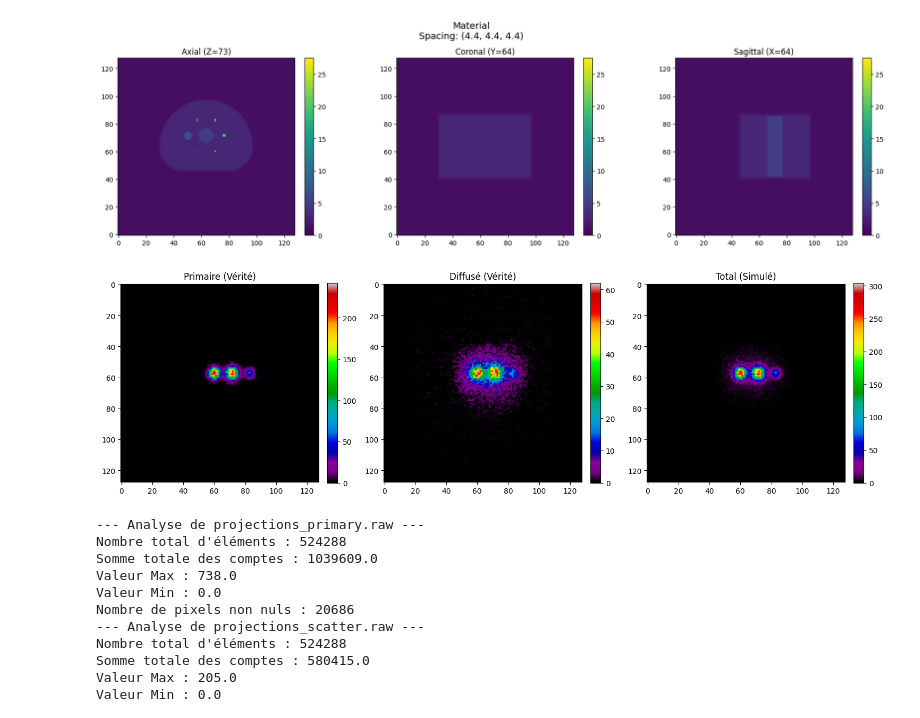
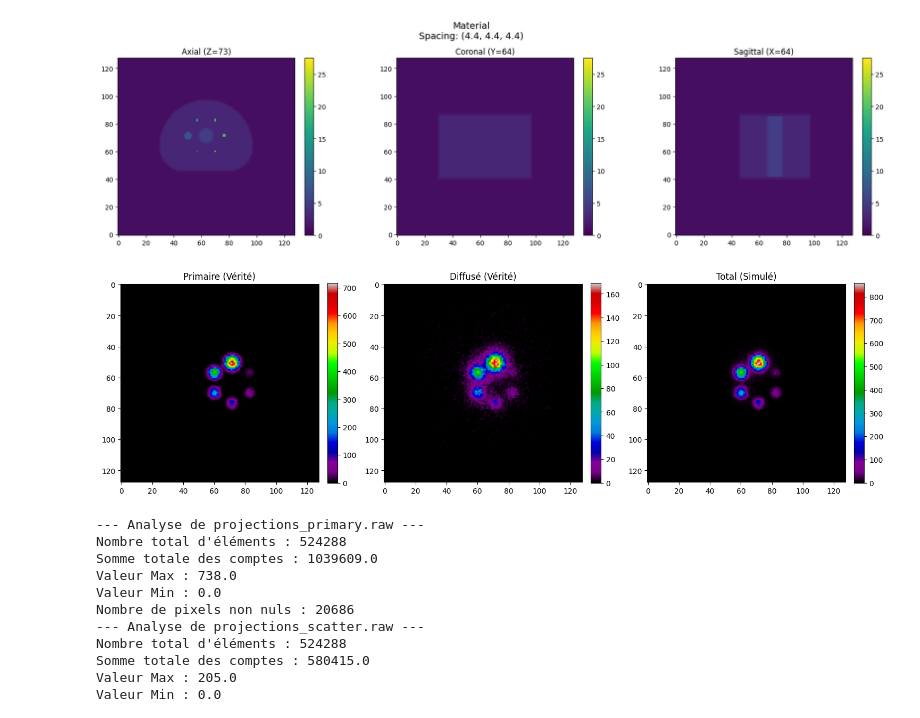
Before and after one commit to Nebulaaae/PyTomography, a Jupyter notebook: docs/source/notebooks/mc_esse_tew_comparison.ipynb, the cells around one changed output. Cells and saved outputs as stored; diff of their text form; code cells hidden in the pictures.

```diff
--- a/docs/source/notebooks/mc_esse_tew_comparison.ipynb
+++ b/docs/source/notebooks/mc_esse_tew_comparison.ipynb
@@ -108,7 +108,7 @@ Slice où on trouve la valeur min : (np.int64(0), np.int64(0), np.int64(0))
 [figure]
 # %%
 config = {
-    "num_projections": 5,
+    "num_projections": 32,
     "pixel_size_cm": 0.44,
     "matrix_size": 128,
     "filenames": {
@@ -124,8 +124,6 @@ config = {
 }
 
 path = '../../../../simulations-kernel-esse/validation_tests/output_spect/'
-# path = '../../../../simulations-kernel-esse/validation_tests/output_spect_13042026/'
-# path = '../../../../simulations-kernel-esse/validation_tests/output_spect_27042026/'
 # %%
 def load_gate_projection(filename):
     img = sitk.ReadImage(filename)
@@ -138,35 +136,35 @@ proj_scatter = load_gate_projection(path + config["filenames"]["scatter"])
 proj_total = load_gate_projection(path + config["filenames"]["total"])
 # proj_primary = np.transpose(load_gate_projection(path + config["filenames"]["primary"]), (0, 2, 1))
 # proj_scatter = np.transpose(load_gate_projection(path + config["filenames"]["scatter"]), (0, 2, 1))
 # proj_total = np.transpose(load_gate_projection(path + config["filenames"]["total"]), (0, 2, 1))
 # proj_primary = np.transpose(load_gate_projection(path + config["filenames"]["primary"]), (2, 1, 0))
 # proj_scatter = np.transpose(load_gate_projection(path + config["filenames"]["scatter"]), (2, 1, 0))
 # proj_total = np.transpose(load_gate_projection(path + config["filenames"]["total"]), (2, 1, 0))
 
 proj_primary = torch.flip(proj_primary, dims=[2])
 proj_scatter = torch.flip(proj_scatter, dims=[2])
 proj_total = torch.flip(proj_total, dims=[2])
 
 proj_primary = proj_primary.permute(0, 2, 1)
 proj_scatter = proj_scatter.permute(0, 2, 1)
 proj_total = proj_total.permute(0, 2, 1)
 
 
 # Affichage d'une projection (ex: angle 0)
-angle_idx = 8
+angle_idx = 0
 plt.figure(figsize=(15, 5))
 titles = ['Primaire (Vérité)', 'Diffusé (Vérité)', 'Total (Simulé)']
 projs = [proj_primary[angle_idx], proj_scatter[angle_idx], proj_total[angle_idx]]
 
 for i, (p, t) in enumerate(zip(projs, titles)):
     plt.subplot(1, 3, i+1)
     plt.title(t)
     plt.imshow(p.cpu(), cmap='nipy_spectral')
     plt.colorbar(fraction=0.046, pad=0.04)
 plt.tight_layout()
 plt.show()
 # %% [output]
-[figure, old version]
+[figure, new version]
 # %%
 def check_raw_integrity(filepath, shape=(20, 128, 128)):
     if not os.path.exists(filepath):
```
Also changed, not shown: parts of 29 cells of this notebook.
